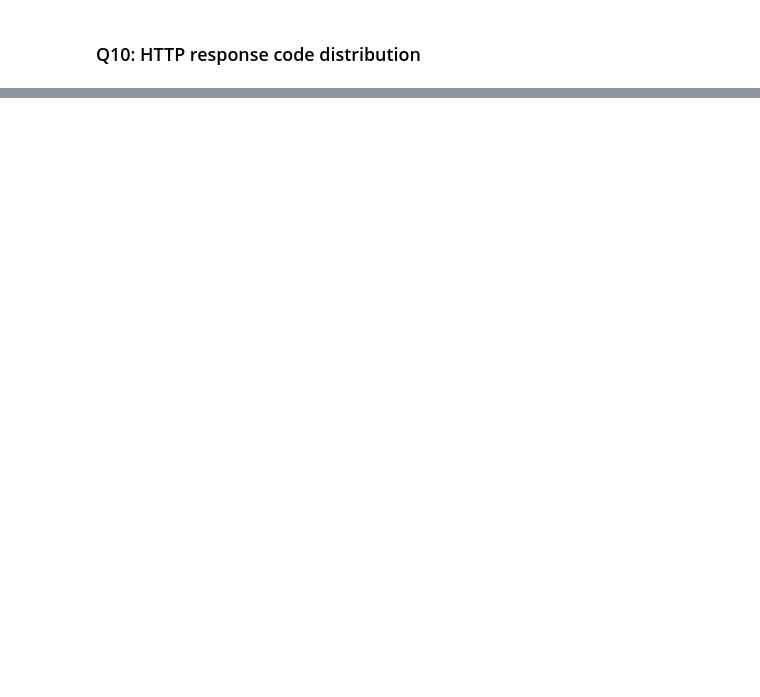
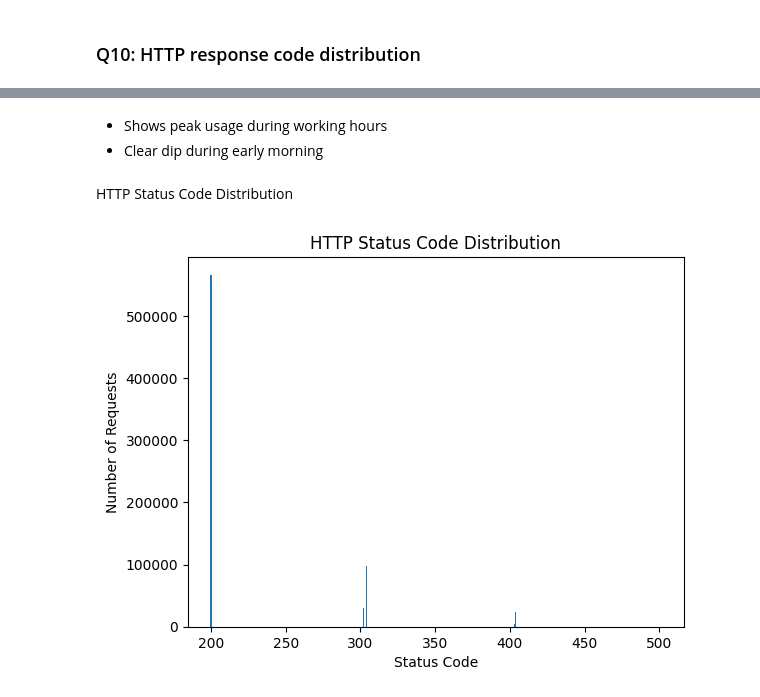
Before and after one commit to rano667/Web-Server-Log-Analysis, a Jupyter notebook: analysis.ipynb, the cells around one changed output, grey strips where cells are left out. Drawn from its saved outputs; the diff is of its cells as text; code cells hidden in the pictures; blank space fills up the shorter version.

```diff
--- a/analysis.ipynb
+++ b/analysis.ipynb
@@ -256,7 +411,7 @@ def response_code_distribution() -> dict[int, int]:
 
     # TODO: Implement logic for response code counts
 
-    return {}  # Placeholder return
+    return dict(status_counter)
 
 
 answer10 = response_code_distribution()
@@ -264,0 +531,18 @@ print(answer10)
+# %% [markdown]
+- Shows peak usage during working hours
+- Clear dip during early morning
+# %% [markdown]
+HTTP Status Code Distribution
+# %%
+codes = list(answer10.keys())
+counts = list(answer10.values())
+
+plt.figure()
+plt.bar(codes, counts)
+plt.title("HTTP Status Code Distribution")
+plt.xlabel("Status Code")
+plt.ylabel("Number of Requests")
+
+plt.show()
+# %% [output]
+[figure, added]
```
Also changed, not shown: parts of 35 cells of this notebook.
